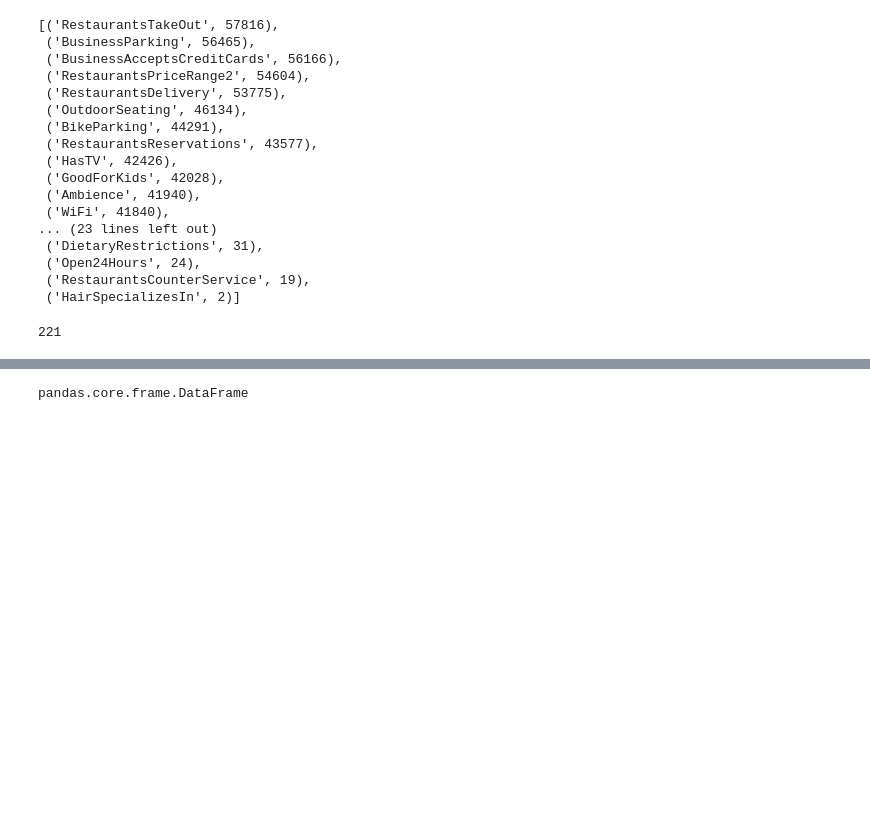
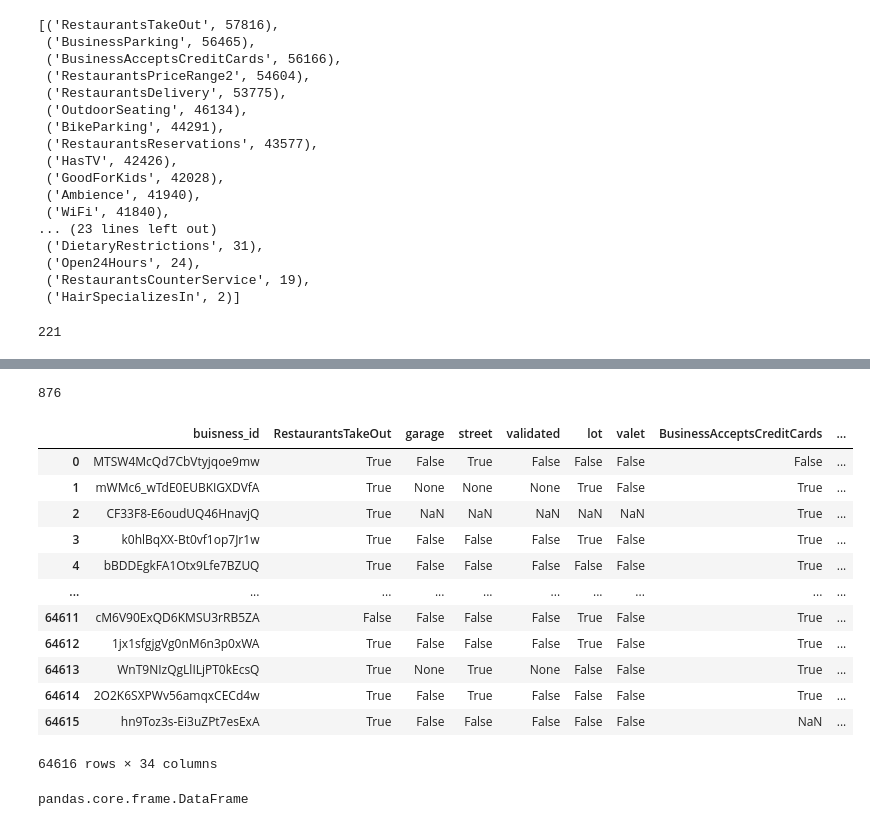
Before and after one commit to cgsnider/Restaurant-Recs, a Jupyter notebook: CleanBusiness.ipynb, the cells around one changed output, grey strips where cells are left out. Cells and saved outputs as stored; diff of their text form; code cells hidden in the pictures; blank space fills up the shorter version.

Commit message:
creates restaurant attributes dataset

```diff
--- a/CleanBusiness.ipynb
+++ b/CleanBusiness.ipynb
@@ -92,3 +93,53 @@ attributes
+# %%
+attributes = counter.most_common()[:int(len(counter) * .75)]
+attributes = [attribute[0] for _, attribute in enumerate(attributes)]
+
+parking_options = ['garage', 'street', 'validated', 'lot', 'valet']
+attribute_data = []
+unkown = "NaN"
+none_count = 0
+for id, row in zip(food_data.business_id, food_data.attributes):
+    if row is None:
+        none_count += 1
+        temp = ["unknown" for _,__ in enumerate(attributes)]
+        temp = [id] + temp
+    else:
+        # for att in attributes:
+        #     print(f'{att}: {row[att]}')
+        temp = [row[att] if att in row else unkown for att in attributes]
+        # print(temp)
+        #Handles parking options
+        dictionary = literal_eval(temp[1]) if type(temp[1]) == str and "{" in temp[1] else {}
+
+        temp = temp[:1] + [dictionary[parking] if parking in dictionary else unkown for parking in parking_options] + temp[2:]
+        temp = [id] + temp
+        # print(row)
+        # print(temp)
+        # break
+    attribute_data.append(tuple(temp))
+
+attributes = ["buisness_id"] + attributes[:1] + parking_options + attributes[2:]
+print(none_count)
+# %% [output]
+876
+# %%
+attributes_df = pd.DataFrame(attribute_data, columns=attributes)
+# %%
+attributes_df
+# %% [output]
+|  | buisness_id | RestaurantsTakeOut | garage | street | validated | lot | valet | BusinessAcceptsCreditCards | ... |
+| 0 | MTSW4McQd7CbVtyjqoe9mw | True | False | True | False | False | False | False | ... |
+| 1 | mWMc6_wTdE0EUBKIGXDVfA | True | None | None | None | True | False | True | ... |
+| 2 | CF33F8-E6oudUQ46HnavjQ | True | NaN | NaN | NaN | NaN | NaN | True | ... |
+| 3 | k0hlBqXX-Bt0vf1op7Jr1w | True | False | False | False | True | False | True | ... |
+| 4 | bBDDEgkFA1Otx9Lfe7BZUQ | True | False | False | False | False | False | True | ... |
+| ... | ... | ... | ... | ... | ... | ... | ... | ... | ... |
+| 64611 | cM6V90ExQD6KMSU3rRB5ZA | False | False | False | False | True | False | True | ... |
+| 64612 | 1jx1sfgjgVg0nM6n3p0xWA | True | False | False | False | True | False | True | ... |
+| 64613 | WnT9NIzQgLlILjPT0kEcsQ | True | None | True | None | False | False | True | ... |
+| 64614 | 2O2K6SXPWv56amqxCECd4w | True | False | True | False | False | False | True | ... |
+| 64615 | hn9Toz3s-Ei3uZPt7esExA | True | False | False | False | False | False | NaN | ... |
+64616 rows × 34 columns
 # %%
 type(business_df)
 # %% [output]
```
Also changed, not shown: parts of 5 cells of this notebook.
